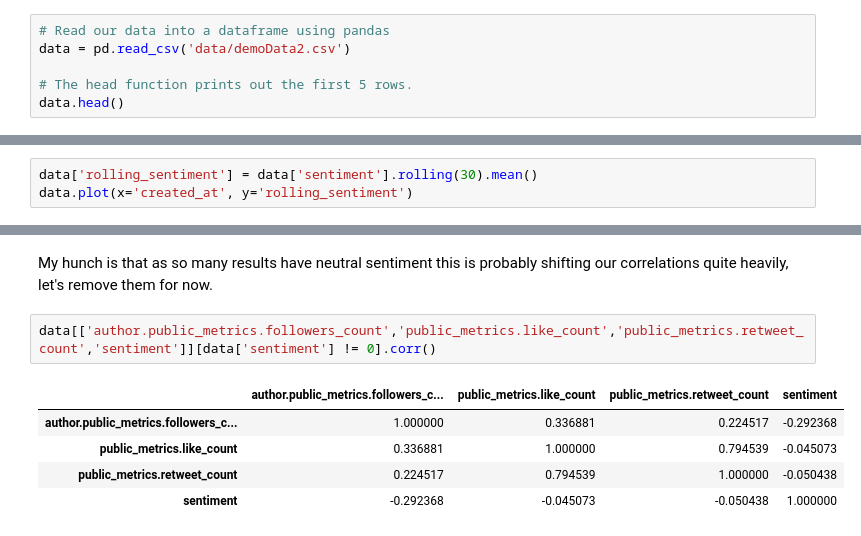
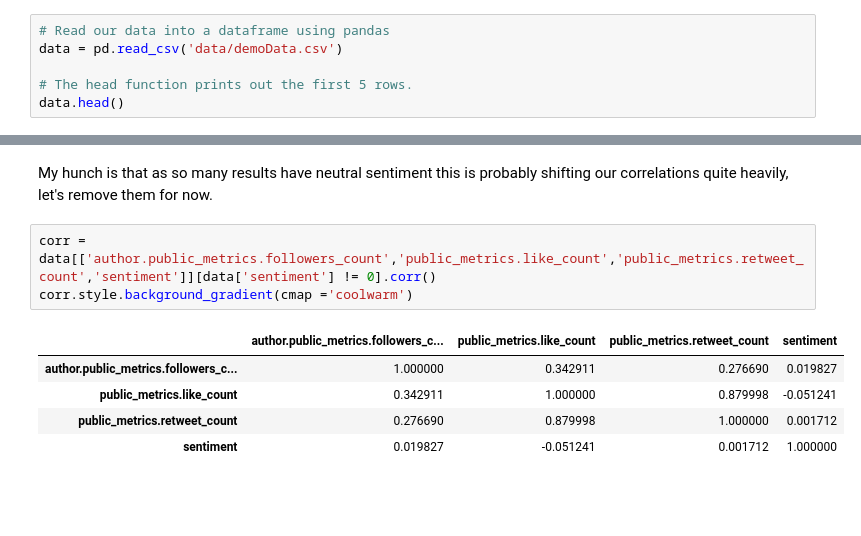
Before and after one commit to UKDataServiceOpen/working-with-twitter-data, a Jupyter notebook: TidyingDemo.ipynb, the cells around one changed output, grey strips where cells are left out. Saved outputs shown, nothing was run; the diff lists cells and outputs as text; blank space fills up the shorter version.

```diff
--- a/TidyingDemo.ipynb
+++ b/TidyingDemo.ipynb
@@ -20,7 +22,7 @@ plt.rcParams.update({'font.size': 22,
                     'figure.figsize':(24,8)})
 # %%
 # Read our data into a dataframe using pandas
-data = pd.read_csv('data/demoData2.csv')
+data = pd.read_csv('data/demoData.csv')
 
 # The head function prints out the first 5 rows.
 data.head()
@@ -473,6 +473,3 @@ data.plot(kind='scatter',x='created_at', y='sentiment')
 # %% [output]
 <AxesSubplot:xlabel='created_at', ylabel='sentiment'>
 [figure]
-# %%
-data['rolling_sentiment'] = data['sentiment'].rolling(30).mean()
-data.plot(x='created_at', y='rolling_sentiment')
@@ -498,10 +497,11 @@ data[['author.public_metrics.followers_count','public_metrics.like_count','publi
 # %% [markdown]
 My hunch is that as so many results have neutral sentiment this is probably shifting our correlations quite heavily, let's remove them for now.
 # %%
-data[['author.public_metrics.followers_count','public_metrics.like_count','public_metrics.retweet_count','sentiment']][data['sentiment'] != 0].corr()
+corr = data[['author.public_metrics.followers_count','public_metrics.like_count','public_metrics.retweet_count','sentiment']][data['sentiment'] != 0].corr()
+corr.style.background_gradient(cmap ='coolwarm')
 # %% [output]
 |  | author.public_metrics.followers_c... | public_metrics.like_count | public_metrics.retweet_count | sentiment |
-| author.public_metrics.followers_c... | 1.000000 | 0.336881 | 0.224517 | -0.292368 |
-| public_metrics.like_count | 0.336881 | 1.000000 | 0.794539 | -0.045073 |
-| public_metrics.retweet_count | 0.224517 | 0.794539 | 1.000000 | -0.050438 |
-| sentiment | -0.292368 | -0.045073 | -0.050438 | 1.000000 |
+| author.public_metrics.followers_c... | 1.000000 | 0.342911 | 0.276690 | 0.019827 |
+| public_metrics.like_count | 0.342911 | 1.000000 | 0.879998 | -0.051241 |
+| public_metrics.retweet_count | 0.276690 | 0.879998 | 1.000000 | 0.001712 |
+| sentiment | 0.019827 | -0.051241 | 0.001712 | 1.000000 |
```
Also changed, not shown: parts of 10 cells of this notebook, 3 other files.
